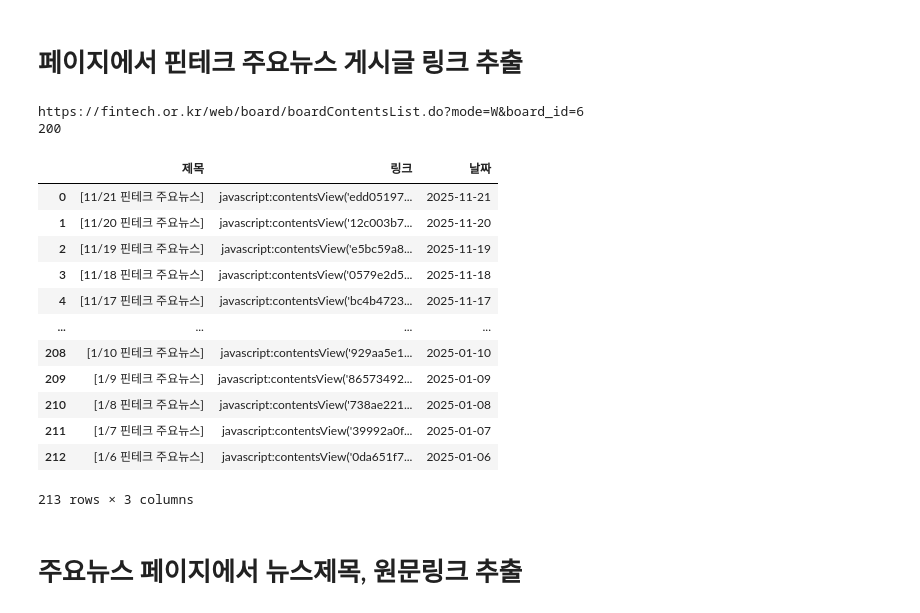
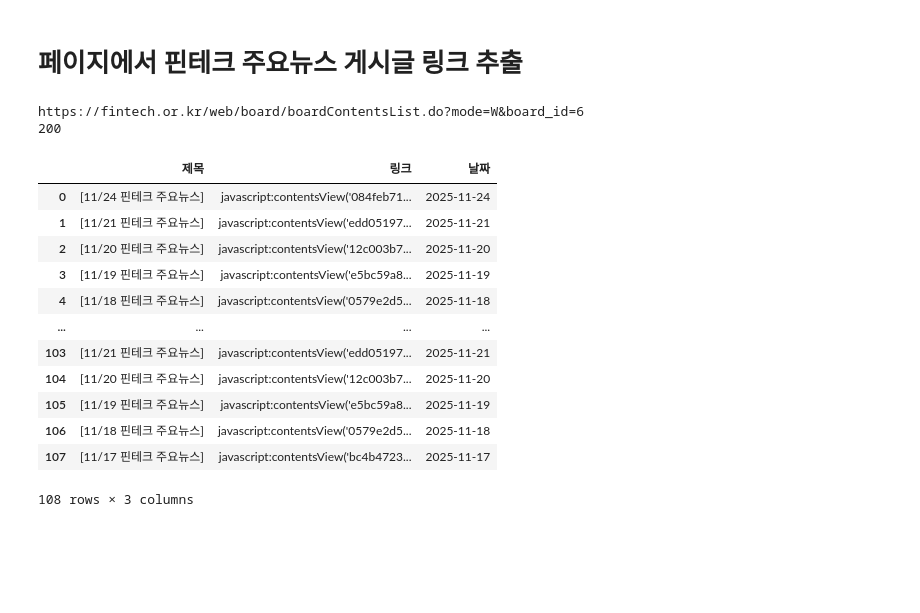
Before and after one commit to yejinzz423/fintech3, a Jupyter notebook: Mini Project/01_핀테크 뉴스 데이터 수집.ipynb, the cells around one changed output. Cells and saved outputs as stored; diff of their text form; code cells hidden in the pictures; blank space fills up the shorter version.

```diff
--- a/Mini Project/01_핀테크 뉴스 데이터 수집.ipynb
+++ b/Mini Project/01_핀테크 뉴스 데이터 수집.ipynb
@@ -20,45 +21,43 @@ keys = ['제목', '링크', '날짜']
 
 # 1~18페이지 반복
 for page in range(1, 19):
     # 페이지 파라미터
     params = { "board_id": "6", "menu_id": "6500", "miv_pageNo": page }
-    r = requests.get(list_url, params=params)
+    r = requests.post(list_url, params=payload)
     soup = bs(r.content, "lxml")
 
     # 게시글 제목 a 태그 선택
     page_list = soup.select(".title a")
     for a_tag in page_list:
         title = a_tag.get_text(strip=True)
         if "핀테크 주요뉴스" in title:
             # 링크 추출 (자바스크립트 함수로 되어있으면 바로 가져오기 어렵지만 href만) l
             link = a_tag.get("href")
 
             # 날짜 추출: 동일 tr 내의 마지막 td
             tr_tag = a_tag.find_parent("tr")
             date = tr_tag.select("td")[-1].get_text(strip=True) if tr_tag else ""
 
             values = (title, link, date)
             for key, value in zip(keys, values):
                 result.setdefault(key, []).append(value)
 
 result
 df = pd.DataFrame(result)
 df
 # %% [output]
 https://fintech.or.kr/web/board/boardContentsList.do?mode=W&board_id=6
 200
 |  | 제목 | 링크 | 날짜 |
-| 0 | [11/21 핀테크 주요뉴스] | javascript:contentsView('edd05197... | 2025-11-21 |
-| 1 | [11/20 핀테크 주요뉴스] | javascript:contentsView('12c003b7... | 2025-11-20 |
-| 2 | [11/19 핀테크 주요뉴스] | javascript:contentsView('e5bc59a8... | 2025-11-19 |
-| 3 | [11/18 핀테크 주요뉴스] | javascript:contentsView('0579e2d5... | 2025-11-18 |
-| 4 | [11/17 핀테크 주요뉴스] | javascript:contentsView('bc4b4723... | 2025-11-17 |
+| 0 | [11/24 핀테크 주요뉴스] | javascript:contentsView('084feb71... | 2025-11-24 |
+| 1 | [11/21 핀테크 주요뉴스] | javascript:contentsView('edd05197... | 2025-11-21 |
+| 2 | [11/20 핀테크 주요뉴스] | javascript:contentsView('12c003b7... | 2025-11-20 |
+| 3 | [11/19 핀테크 주요뉴스] | javascript:contentsView('e5bc59a8... | 2025-11-19 |
+| 4 | [11/18 핀테크 주요뉴스] | javascript:contentsView('0579e2d5... | 2025-11-18 |
 | ... | ... | ... | ... |
-| 208 | [1/10 핀테크 주요뉴스] | javascript:contentsView('929aa5e1... | 2025-01-10 |
-| 209 | [1/9 핀테크 주요뉴스] | javascript:contentsView('86573492... | 2025-01-09 |
-| 210 | [1/8 핀테크 주요뉴스] | javascript:contentsView('738ae221... | 2025-01-08 |
-| 211 | [1/7 핀테크 주요뉴스] | javascript:contentsView('39992a0f... | 2025-01-07 |
-| 212 | [1/6 핀테크 주요뉴스] | javascript:contentsView('0da651f7... | 2025-01-06 |
+| 103 | [11/21 핀테크 주요뉴스] | javascript:contentsView('edd05197... | 2025-11-21 |
+| 104 | [11/20 핀테크 주요뉴스] | javascript:contentsView('12c003b7... | 2025-11-20 |
+| 105 | [11/19 핀테크 주요뉴스] | javascript:contentsView('e5bc59a8... | 2025-11-19 |
+| 106 | [11/18 핀테크 주요뉴스] | javascript:contentsView('0579e2d5... | 2025-11-18 |
+| 107 | [11/17 핀테크 주요뉴스] | javascript:contentsView('bc4b4723... | 2025-11-17 |
-213 rows × 3 columns
+108 rows × 3 columns
-# %% [markdown]
-# 주요뉴스 페이지에서 뉴스제목, 원문링크 추출
```
Also changed, not shown: parts of 30 cells of this notebook, 2 other files.
